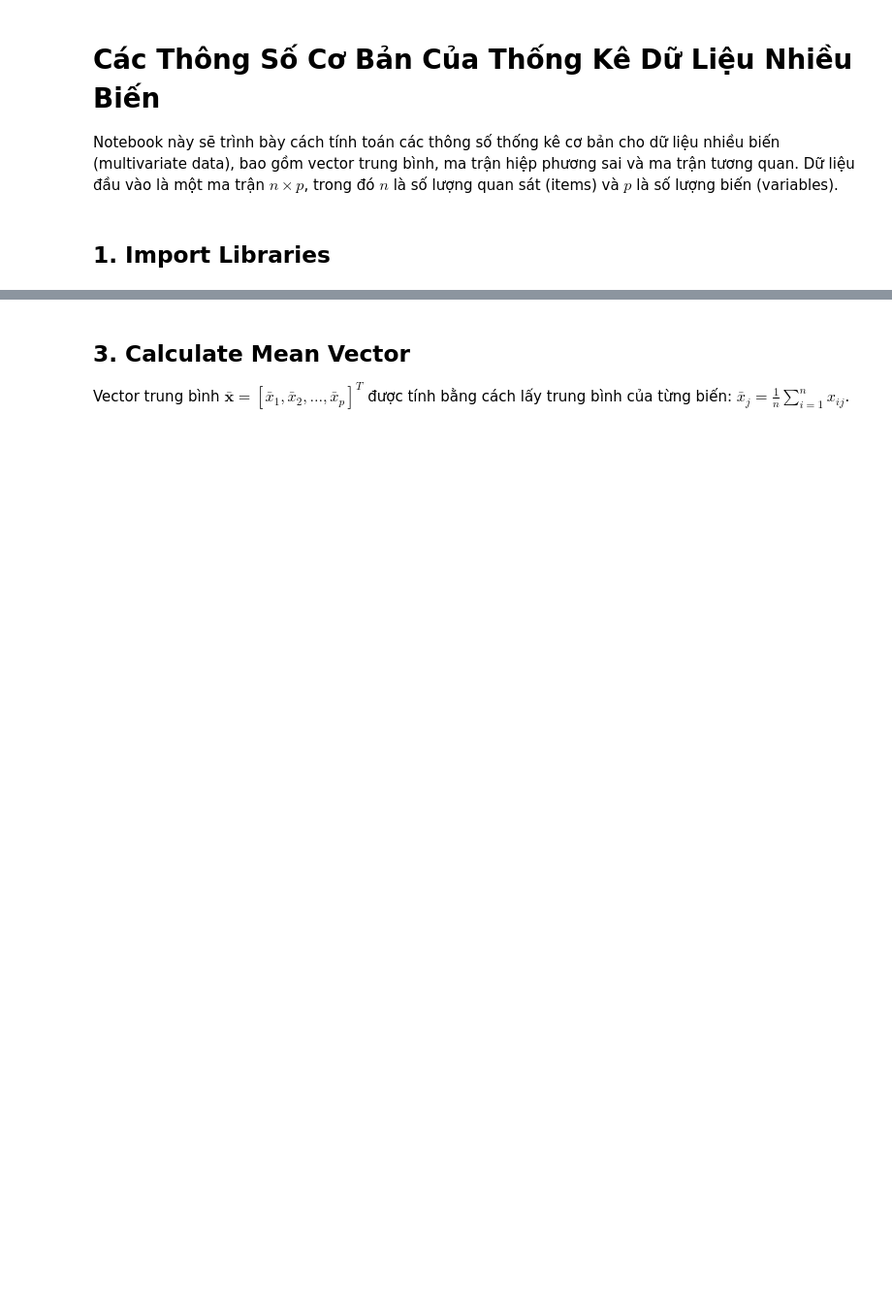
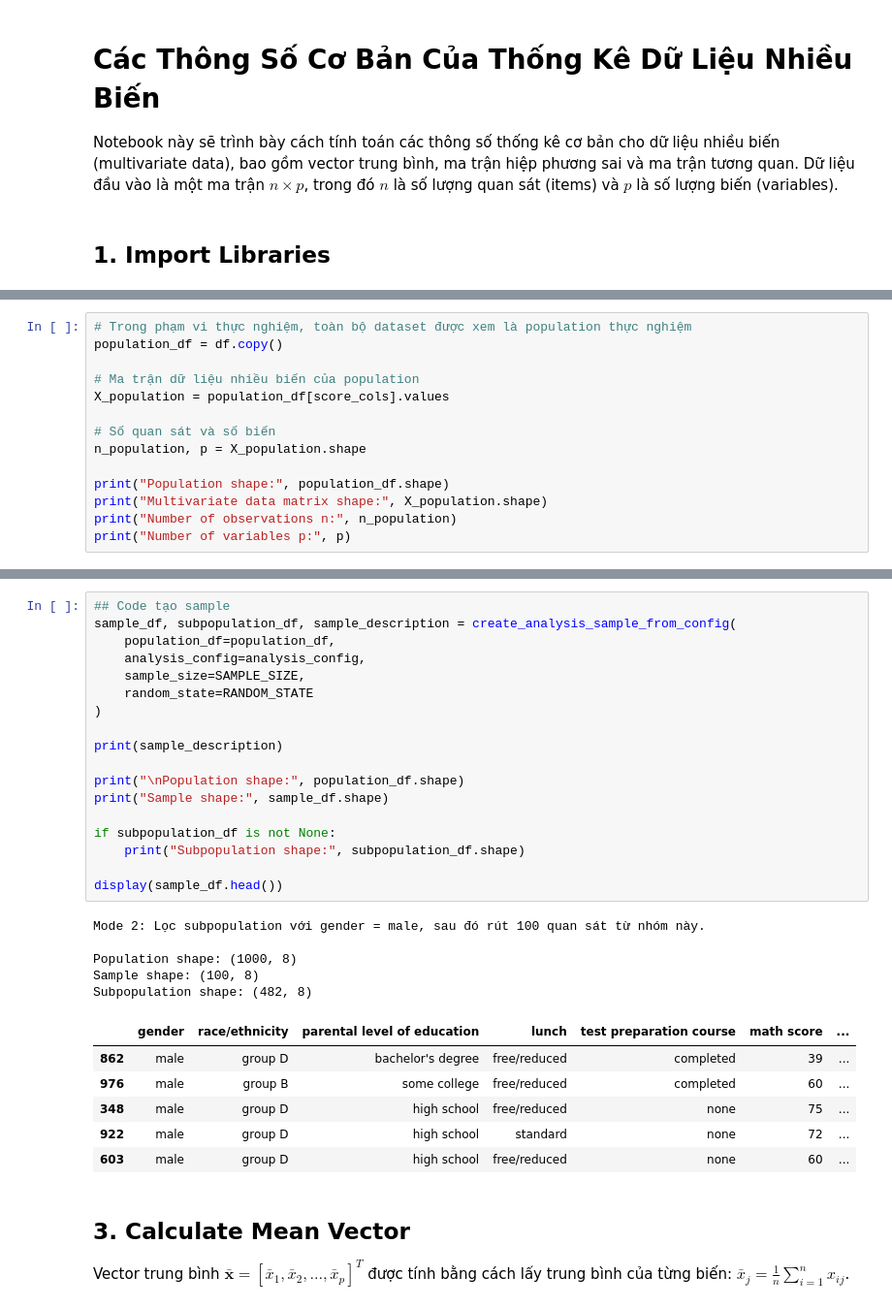
Before and after one commit to ntnthinh205/gk_msa, a Jupyter notebook: multivariate_statistics.ipynb, the cells around one changed output, grey strips where cells are left out. Shown at 97% size. Cells and saved outputs as stored; diff of their text form; blank space fills up the shorter version.

```diff
--- a/multivariate_statistics.ipynb
+++ b/multivariate_statistics.ipynb
@@ -57,0 +181,14 @@ Target names: ['setosa' 'versicolor' 'virginica']
+# %%
+# Trong phạm vi thực nghiệm, toàn bộ dataset được xem là population thực nghiệm
+population_df = df.copy()
+
+# Ma trận dữ liệu nhiều biến của population
+X_population = population_df[score_cols].values
+
+# Số quan sát và số biến
+n_population, p = X_population.shape
+
+print("Population shape:", population_df.shape)
+print("Multivariate data matrix shape:", X_population.shape)
+print("Number of observations n:", n_population)
+print("Number of variables p:", p)
@@ -58,3 +404,33 @@ Target names: ['setosa' 'versicolor' 'virginica']
+# %%
+## Code tạo sample
+sample_df, subpopulation_df, sample_description = create_analysis_sample_from_config(
+    population_df=population_df,
+    analysis_config=analysis_config,
+    sample_size=SAMPLE_SIZE,
+    random_state=RANDOM_STATE
+)
+
+print(sample_description)
+
+print("\nPopulation shape:", population_df.shape)
+print("Sample shape:", sample_df.shape)
+
+if subpopulation_df is not None:
+    print("Subpopulation shape:", subpopulation_df.shape)
+
+display(sample_df.head())
+# %% [output]
+Mode 2: Lọc subpopulation với gender = male, sau đó rút 100 quan sát từ nhóm này.
+
+Population shape: (1000, 8)
+Sample shape: (100, 8)
+Subpopulation shape: (482, 8)
+|  | gender | race/ethnicity | parental level of education | lunch | test preparation course | math score | ... |
+| 862 | male | group D | bachelor's degree | free/reduced | completed | 39 | ... |
+| 976 | male | group B | some college | free/reduced | completed | 60 | ... |
+| 348 | male | group D | high school | free/reduced | none | 75 | ... |
+| 922 | male | group D | high school | standard | none | 72 | ... |
+| 603 | male | group D | high school | free/reduced | none | 60 | ... |
 # %% [markdown]
 ## 3. Calculate Mean Vector
 
```
Also changed, not shown: parts of 64 cells of this notebook.
